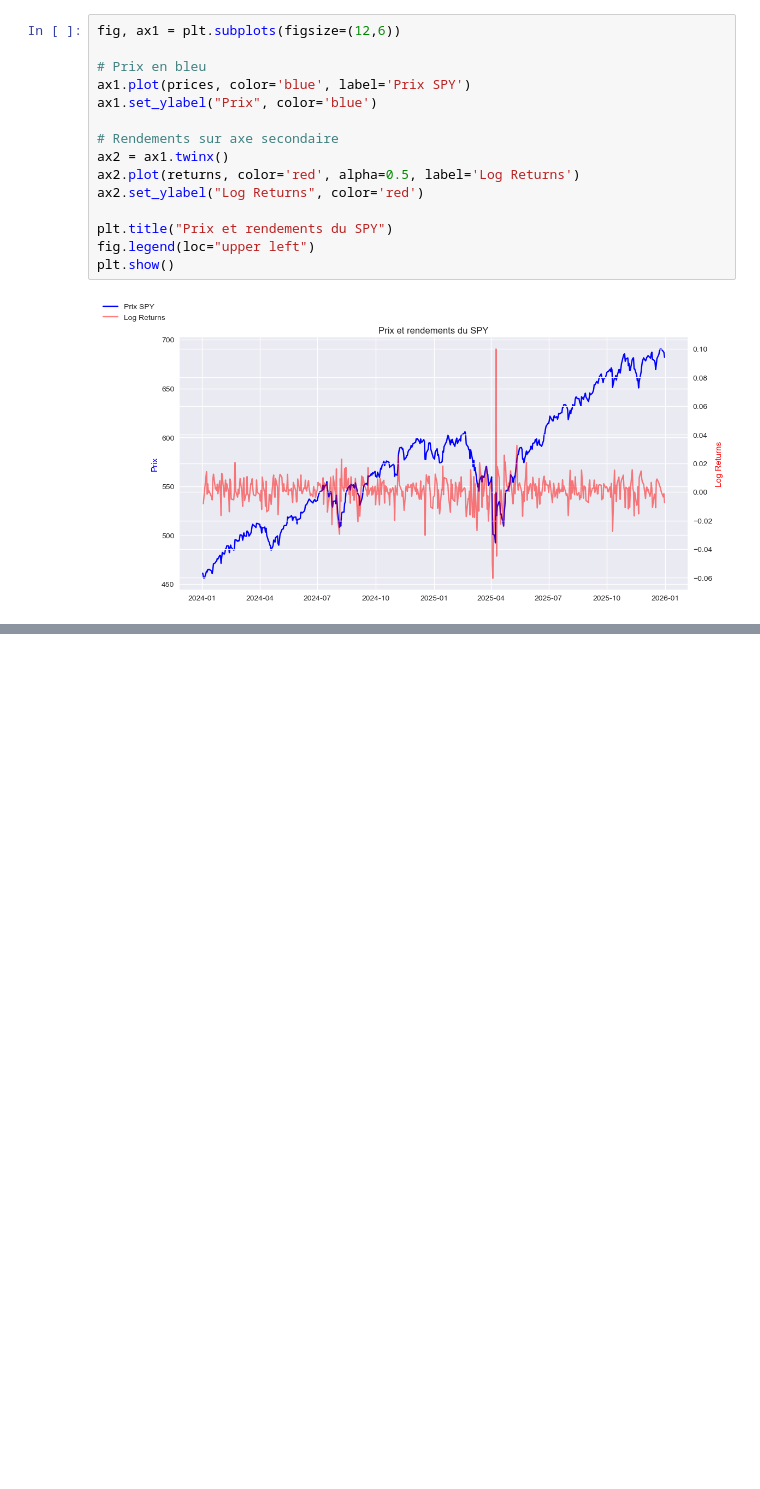
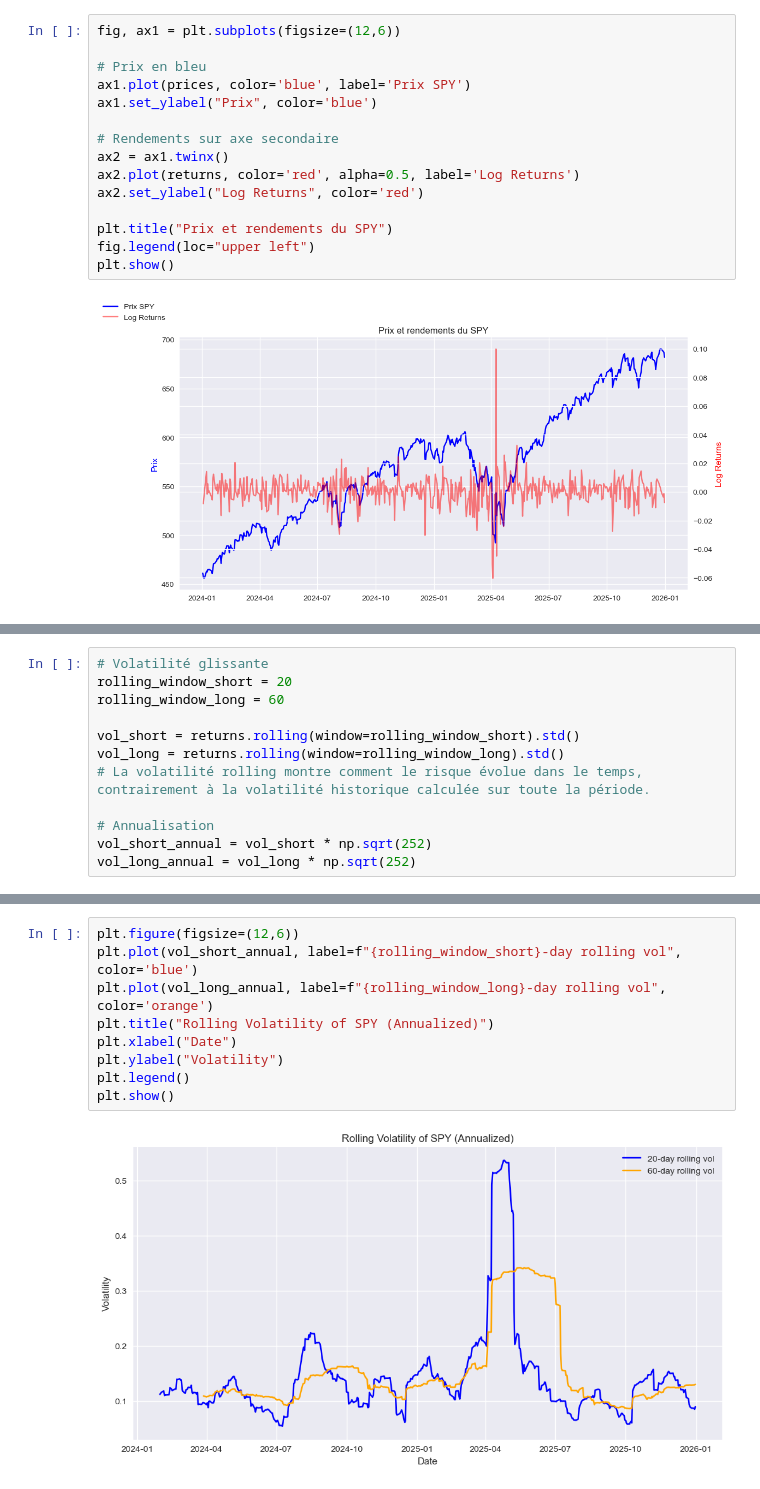
Before and after one commit to nicolasmarveaux456-hue/montecarlo-spy-risk, a Jupyter notebook: notebooks/01_data_extraction.ipynb, the cells around one changed output, grey strips where cells are left out. Drawn from its saved outputs; the diff is of its cells as text; blank space fills up the shorter version.

Commit message:
J-4: Rolling volatility analysis (20d vs 60d)

```diff
--- a/notebooks/01_data_extraction.ipynb
+++ b/notebooks/01_data_extraction.ipynb
@@ -143,0 +155,12 @@ plt.show()
+# %%
+# Volatilité glissante
+rolling_window_short = 20
+rolling_window_long = 60
+
+vol_short = returns.rolling(window=rolling_window_short).std()
+vol_long = returns.rolling(window=rolling_window_long).std()
+# La volatilité rolling montre comment le risque évolue dans le temps, contrairement à la volatilité historique calculée sur toute la période.
+
+# Annualisation
+vol_short_annual = vol_short * np.sqrt(252)
+vol_long_annual = vol_long * np.sqrt(252)
@@ -143,0 +180,11 @@ plt.show()
+# %%
+plt.figure(figsize=(12,6))
+plt.plot(vol_short_annual, label=f"{rolling_window_short}-day rolling vol", color='blue')
+plt.plot(vol_long_annual, label=f"{rolling_window_long}-day rolling vol", color='orange')
+plt.title("Rolling Volatility of SPY (Annualized)")
+plt.xlabel("Date")
+plt.ylabel("Volatility")
+plt.legend()
+plt.show()
+# %% [output]
+[figure, added]
```
Also changed, not shown: parts of 8 cells of this notebook.
